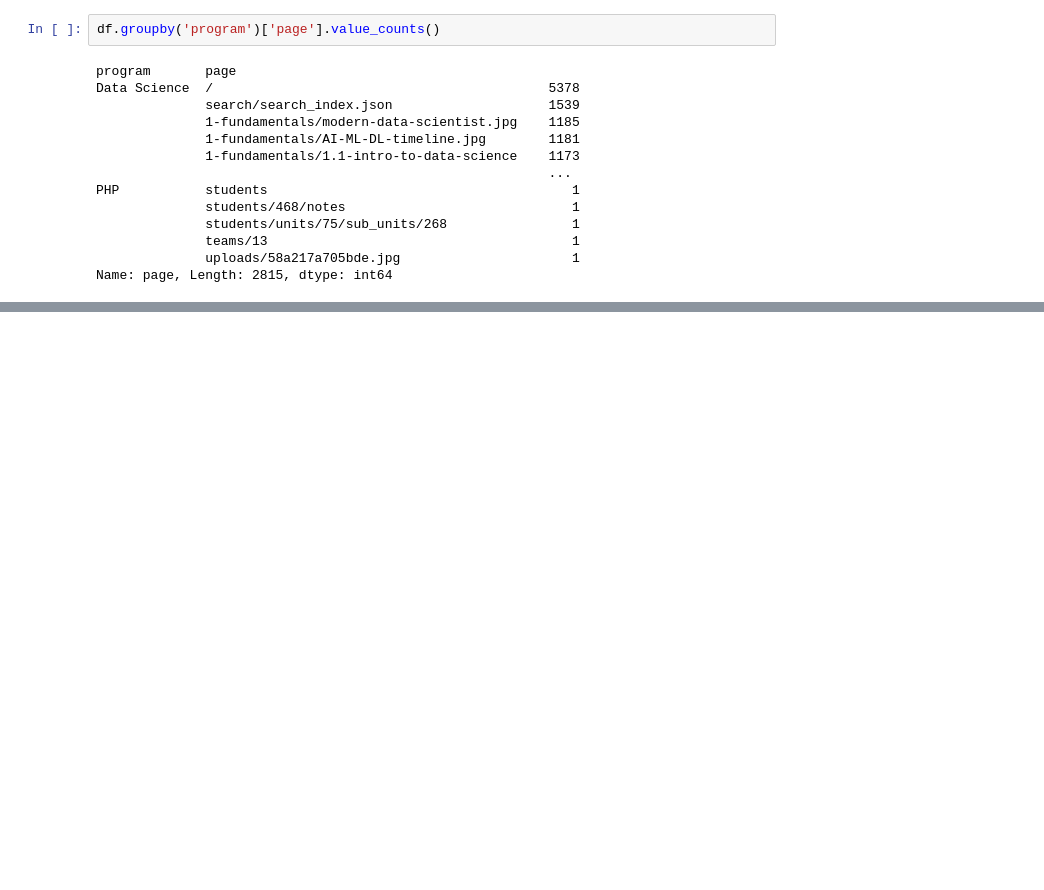
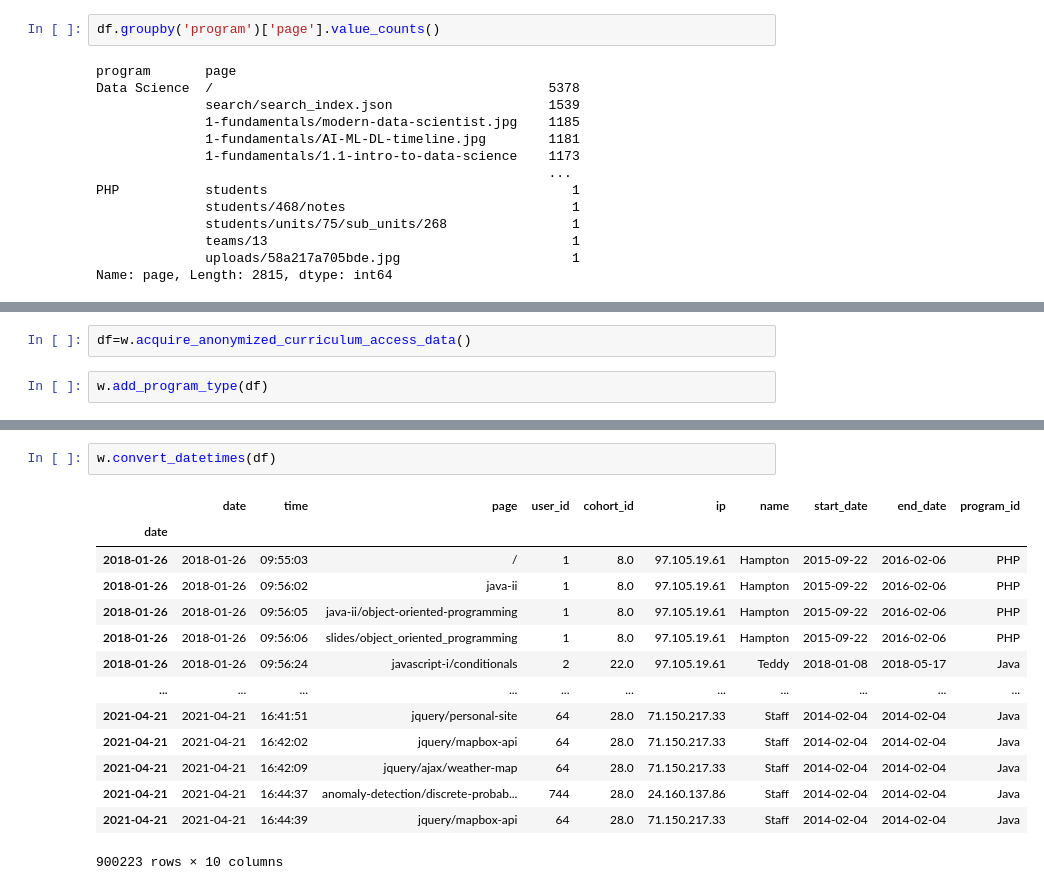
Before and after one commit to Codeup-Mirzakhani-Group1-Project/project-5_anomaly_detection, a Jupyter notebook: rae-project-work.ipynb, the cells around one changed output, grey strips where cells are left out. Saved outputs shown, nothing was run; the diff lists cells and outputs as text; blank space fills up the shorter version.

```diff
--- a/rae-project-work.ipynb
+++ b/rae-project-work.ipynb
@@ -305,0 +347,4 @@ Name: page, Length: 2815, dtype: int64
+# %%
+df=w.acquire_anonymized_curriculum_access_data()
+# %%
+w.add_program_type(df)
@@ -305,0 +365,17 @@ Name: page, Length: 2815, dtype: int64
+# %%
+w.convert_datetimes(df)
+# %% [output]
+|  | date | time | page | user_id | cohort_id | ip | name | start_date | end_date | program_id |
+| date |  |  |  |  |  |  |  |  |  |  |
+| 2018-01-26 | 2018-01-26 | 09:55:03 | / | 1 | 8.0 | 97.105.19.61 | Hampton | 2015-09-22 | 2016-02-06 | PHP |
+| 2018-01-26 | 2018-01-26 | 09:56:02 | java-ii | 1 | 8.0 | 97.105.19.61 | Hampton | 2015-09-22 | 2016-02-06 | PHP |
+| 2018-01-26 | 2018-01-26 | 09:56:05 | java-ii/object-oriented-programming | 1 | 8.0 | 97.105.19.61 | Hampton | 2015-09-22 | 2016-02-06 | PHP |
+| 2018-01-26 | 2018-01-26 | 09:56:06 | slides/object_oriented_programming | 1 | 8.0 | 97.105.19.61 | Hampton | 2015-09-22 | 2016-02-06 | PHP |
+| 2018-01-26 | 2018-01-26 | 09:56:24 | javascript-i/conditionals | 2 | 22.0 | 97.105.19.61 | Teddy | 2018-01-08 | 2018-05-17 | Java |
+| ... | ... | ... | ... | ... | ... | ... | ... | ... | ... | ... |
+| 2021-04-21 | 2021-04-21 | 16:41:51 | jquery/personal-site | 64 | 28.0 | 71.150.217.33 | Staff | 2014-02-04 | 2014-02-04 | Java |
+| 2021-04-21 | 2021-04-21 | 16:42:02 | jquery/mapbox-api | 64 | 28.0 | 71.150.217.33 | Staff | 2014-02-04 | 2014-02-04 | Java |
+| 2021-04-21 | 2021-04-21 | 16:42:09 | jquery/ajax/weather-map | 64 | 28.0 | 71.150.217.33 | Staff | 2014-02-04 | 2014-02-04 | Java |
+| 2021-04-21 | 2021-04-21 | 16:44:37 | anomaly-detection/discrete-probab... | 744 | 28.0 | 24.160.137.86 | Staff | 2014-02-04 | 2014-02-04 | Java |
+| 2021-04-21 | 2021-04-21 | 16:44:39 | jquery/mapbox-api | 64 | 28.0 | 71.150.217.33 | Staff | 2014-02-04 | 2014-02-04 | Java |
+900223 rows × 10 columns
```
Also changed, not shown: parts of 17 cells of this notebook.
